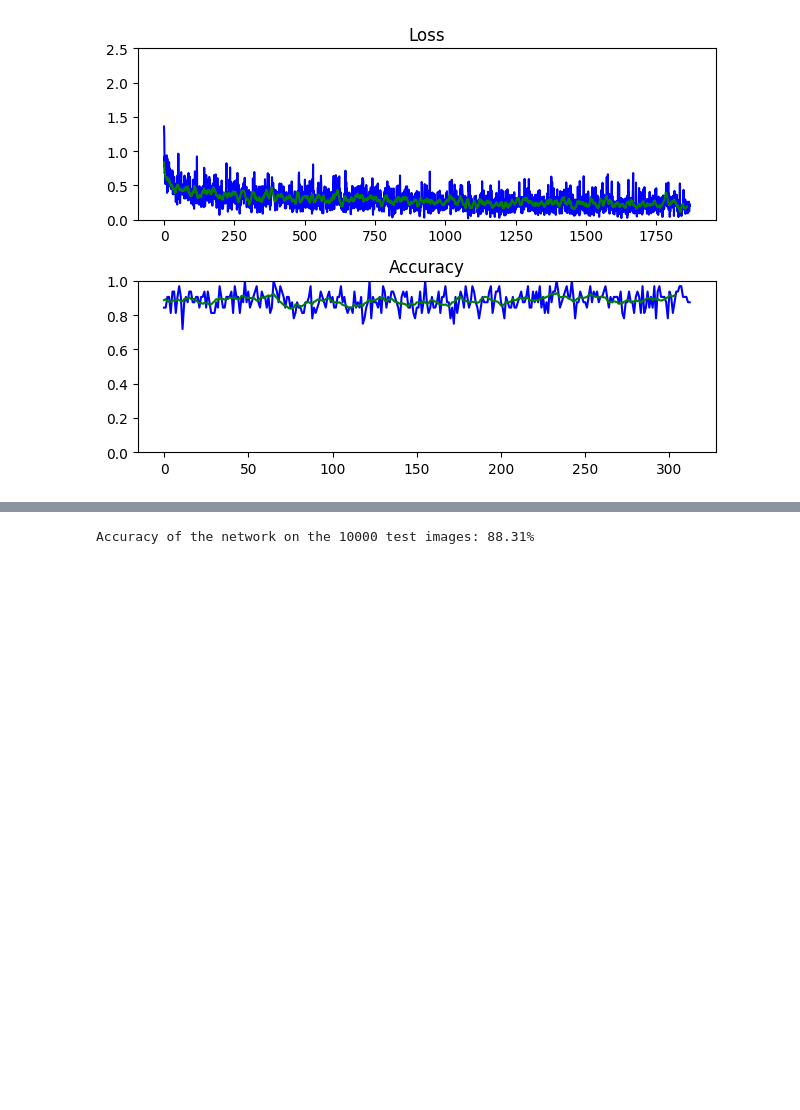
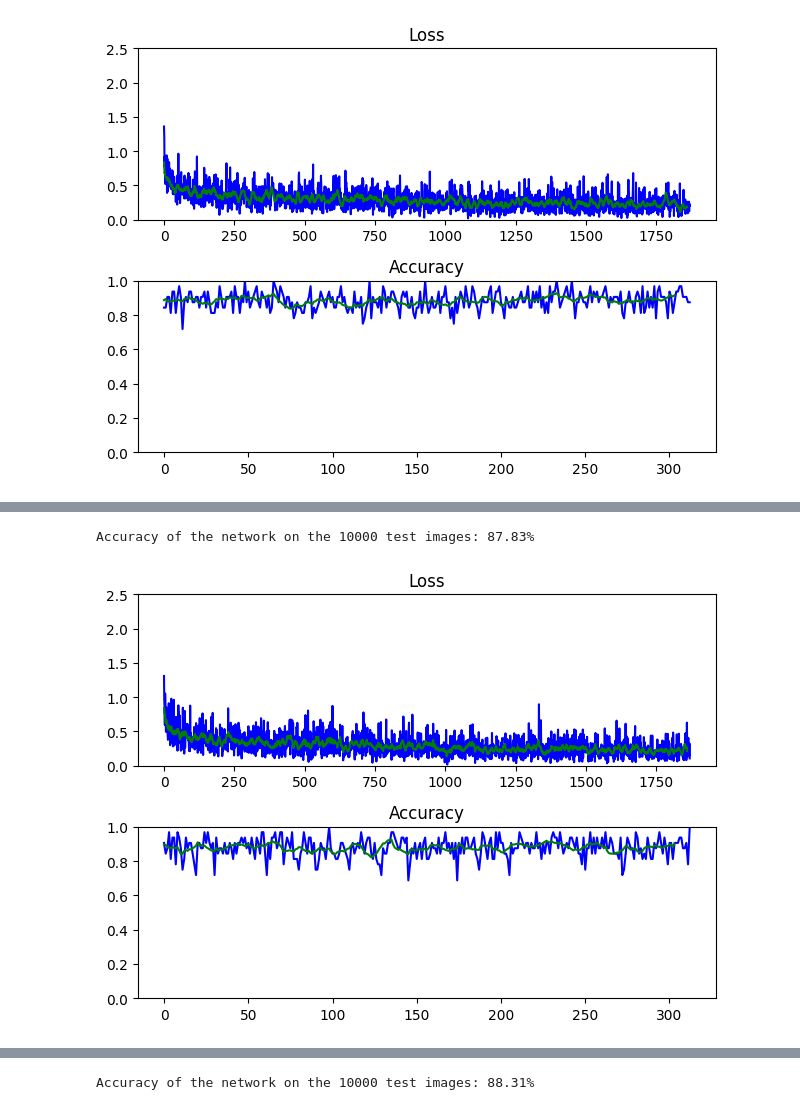
Before and after one commit to danbates1452/neural-networks, a Jupyter notebook: Coursework.ipynb, the cells around one changed output, grey strips where cells are left out. Saved outputs shown, nothing was run; the diff lists cells and outputs as text; code cells hidden in the pictures; blank space fills up the shorter version.

```diff
--- a/Coursework.ipynb
+++ b/Coursework.ipynb
@@ -393,0 +417,6 @@ Accuracy of the network on the 10000 test images: 88.52%
+# %%
+width_850 = run_experiment(hidden_width=850)
+pass
+# %% [output]
+Accuracy of the network on the 10000 test images: 87.83%
+[figure, added]
```
Also changed, not shown: parts of 15 cells of this notebook.
